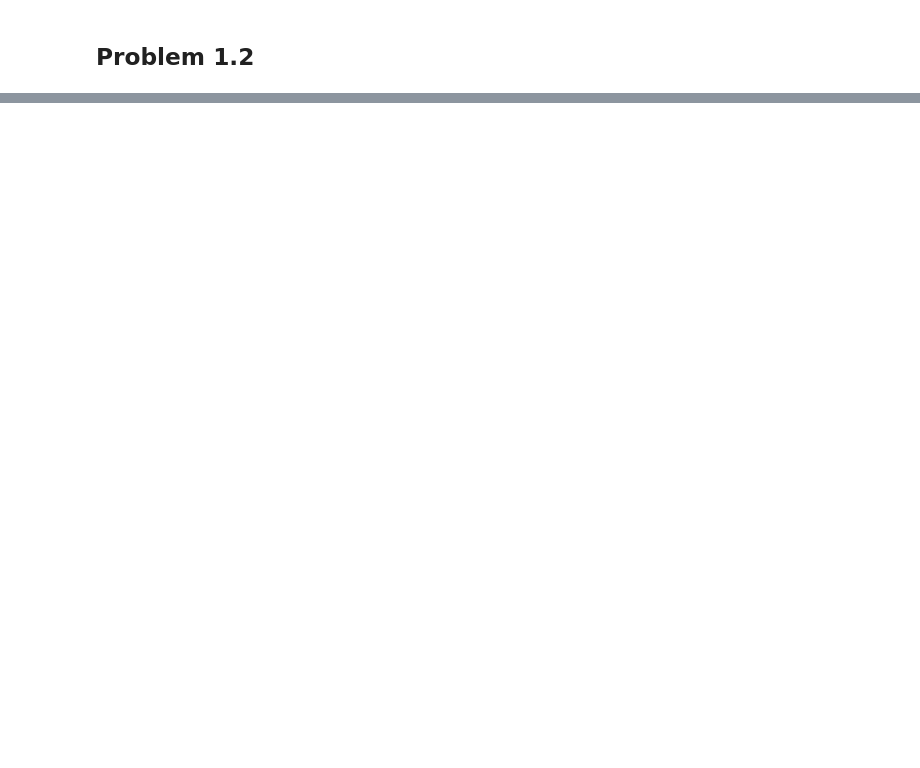
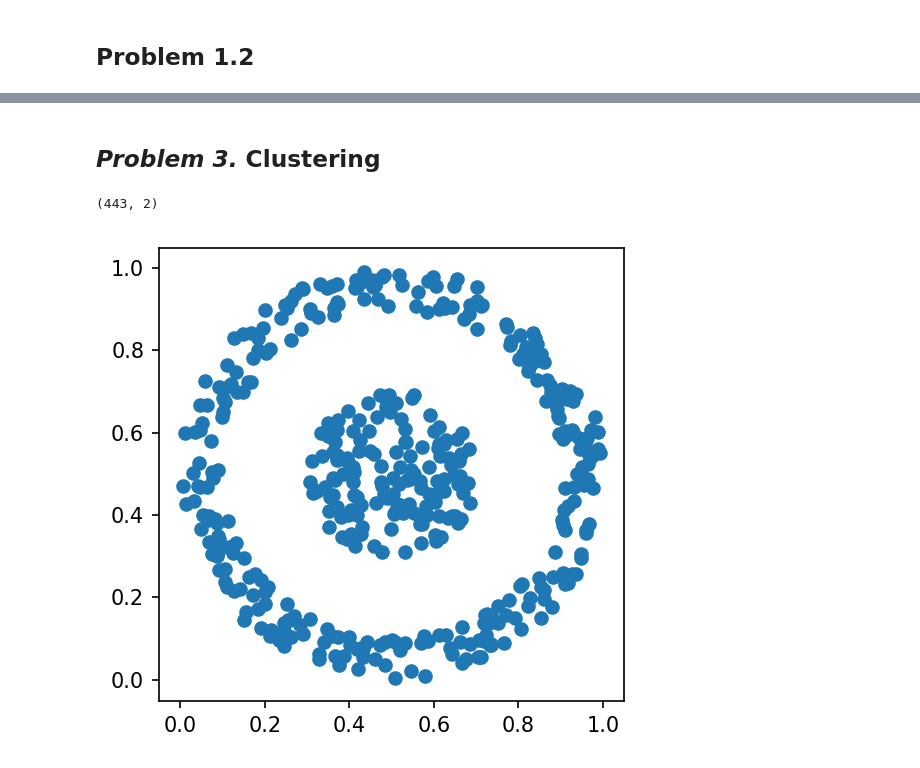
Before and after one commit to abdohlman/COMPSCI571_HW6, a Jupyter notebook: COMPSCI_571_HW6.ipynb, the cells around one changed output, grey strips where cells are left out. Cells and saved outputs as stored; diff of their text form; code cells hidden in the pictures; blank space fills up the shorter version.

```diff
--- a/COMPSCI_571_HW6.ipynb
+++ b/COMPSCI_571_HW6.ipynb
@@ -191,0 +417,13 @@ plt.show()
+# %% [markdown]
+## *Problem 3.* Clustering
+# %%
+DATA = pd.read_csv('data.csv', sep = ',', header=None)
+DATA.columns = ['x','y']
+print DATA.shape
+
+plt.figure(figsize=(4,4), dpi=150)
+plt.scatter(*zip(*DATA.values))
+plt.show()
+# %% [output]
+(443, 2)
+[figure, added]
```
Also changed, not shown: parts of 21 cells of this notebook, 1 other file.
